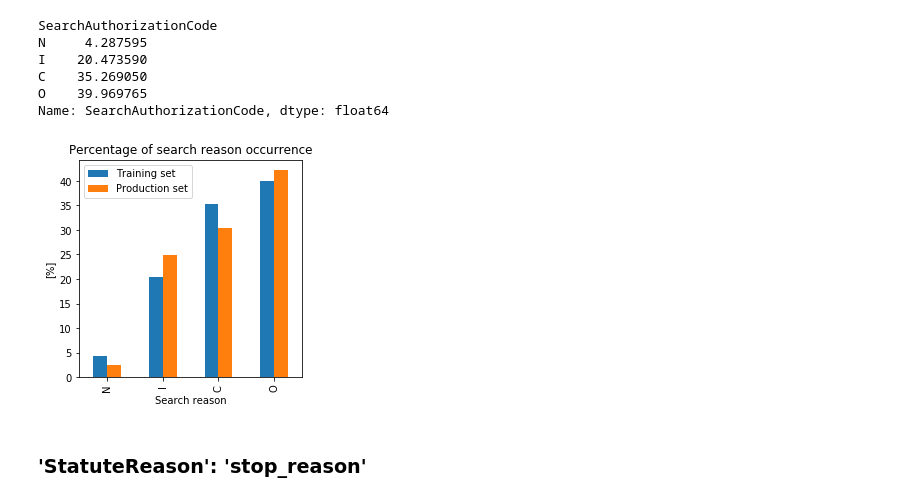
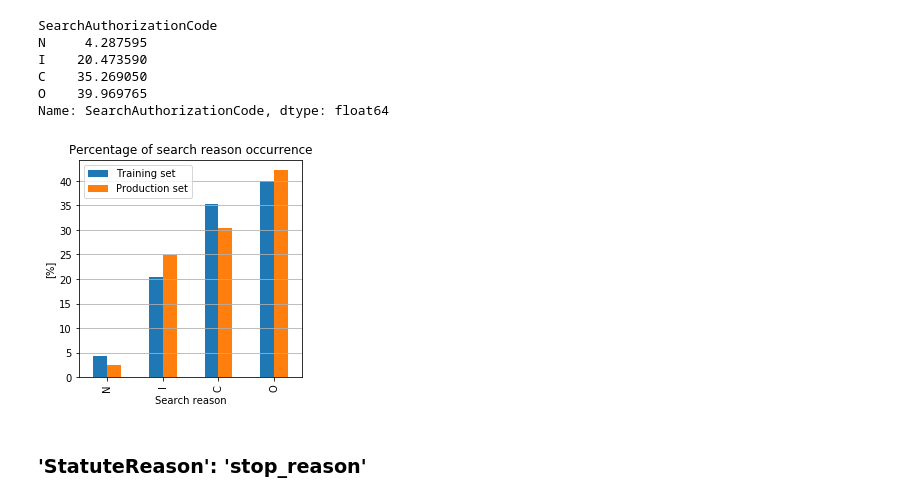
Before and after one commit to jnpicao/LDSSA-batch3-workspace, a Jupyter notebook: Capstone/heroku_model_results_assessment.ipynb, the cells around one changed output. Drawn from its saved outputs; the diff is of its cells as text; code cells hidden in the pictures.

```diff
--- a/Capstone/heroku_model_results_assessment.ipynb
+++ b/Capstone/heroku_model_results_assessment.ipynb
@@ -822,15 +830,17 @@ assert s_train_search_reason.sum() == 100
 # %%
 pd.DataFrame({'Training set': s_train_search_reason, 'Production set': s_obs_search_reason}).sort_values(by='Training set').plot.bar(figsize=(4,4))
 
 plt.title('Percentage of search reason occurrence')
 plt.xlabel("Search reason")
-plt.ylabel("[%]");
+plt.ylabel("[%]")
+
+plt.grid(axis='y')
 
 #plt.legend(['Training set', 'Production set'])
 
 plt.savefig(os.path.join('plots', 'report2_population_search_reason_compare.png'));
 # %% [output]
-[figure, old version]
+[figure, new version]
 # %% [markdown]
 ### 'StatuteReason': 'stop_reason'
 # %%
```
Also changed, not shown: parts of 10 cells of this notebook.
